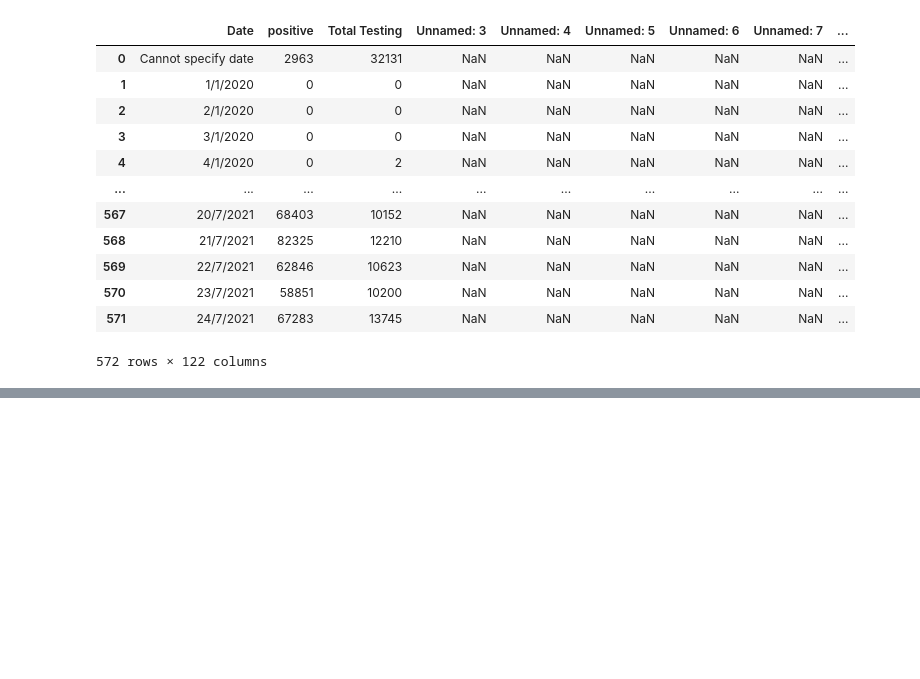
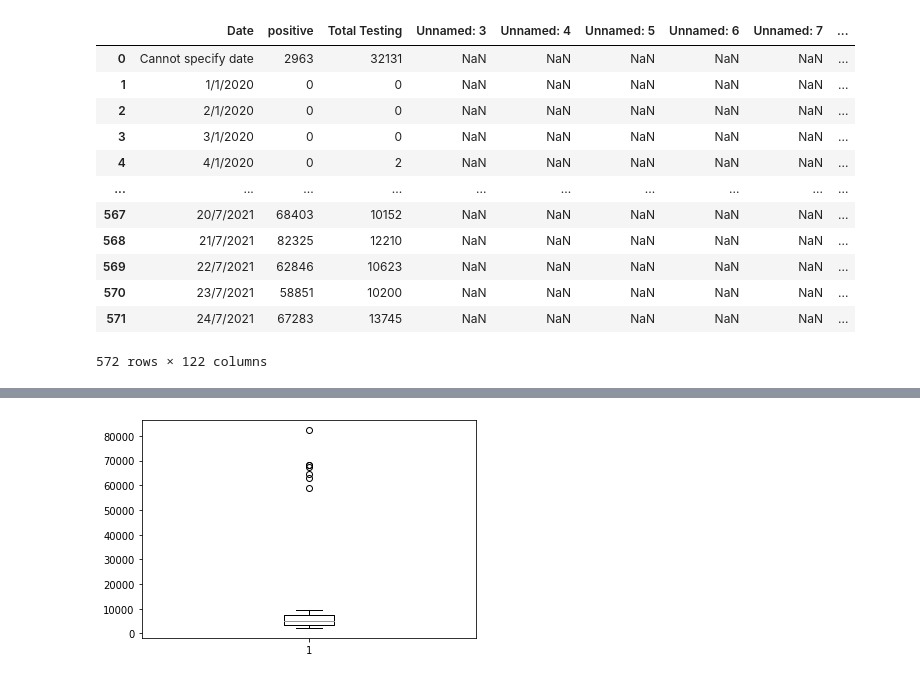
Before and after one commit to Wikanes-k/DWDM21, a Jupyter notebook: Data102(Chapter2).ipynb, the cells around one changed output, grey strips where cells are left out. Drawn from its saved outputs; the diff is of its cells as text; code cells hidden in the pictures; blank space fills up the shorter version.

```diff
--- a/Data102(Chapter2).ipynb
+++ b/Data102(Chapter2).ipynb
@@ -34,0 +177,4 @@ data
+# %%
+ret = plt.boxplot(dataN['positive'][-54:])   #ret ตัดตัวนส. plotช่วงมิถุนาเพื่อboxที่ชัดขึ้น
+# %% [output]
+[figure, added]
```
Also changed, not shown: parts of 21 cells of this notebook.
